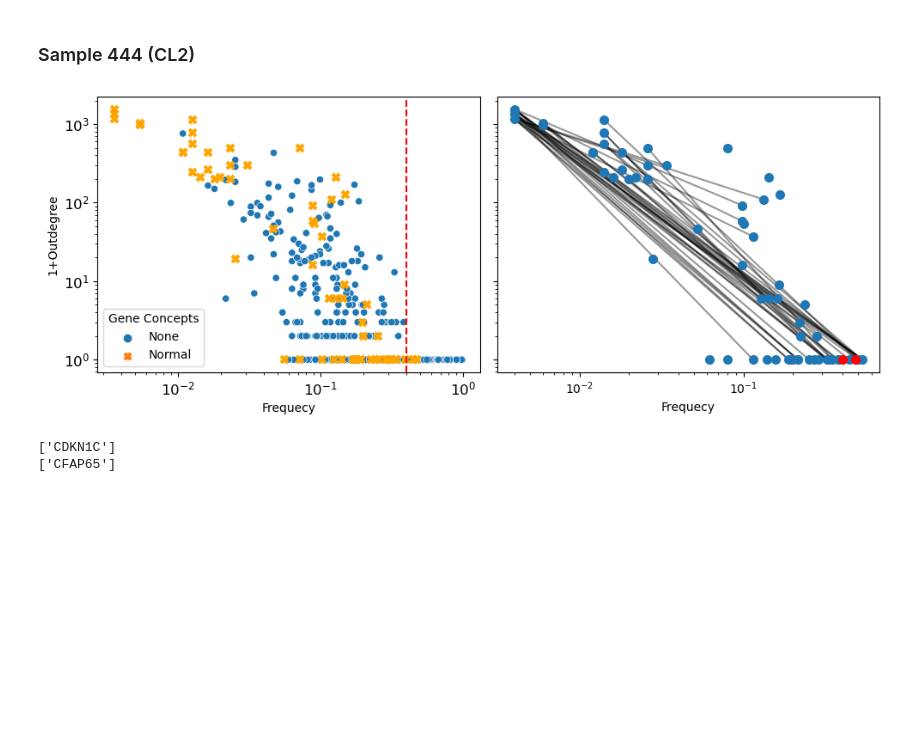
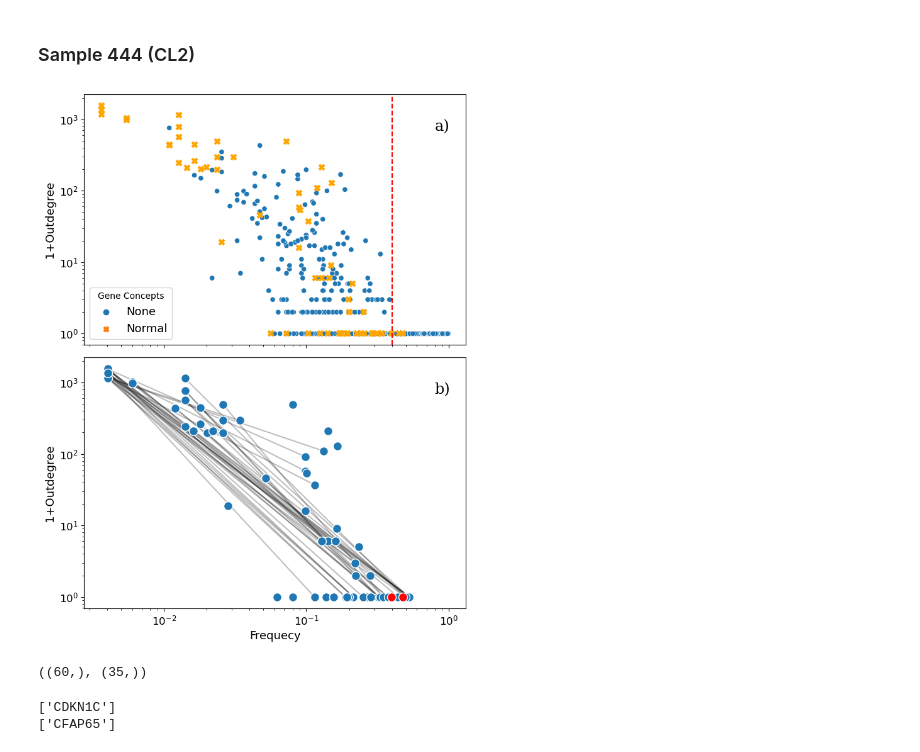
Before and after one commit to RobertoHePe/Causal_GE, a Jupyter notebook: Causal_GE_interpretation.ipynb, the cells around one changed output. Drawn from its saved outputs; the diff is of its cells as text; code cells hidden in the pictures; blank space fills up the shorter version.

```diff
--- a/Causal_GE_interpretation.ipynb
+++ b/Causal_GE_interpretation.ipynb
@@ -429,7 +430,7 @@ graph_ax.text(
 # %% [markdown]
 ### Sample 444 (CL2)
 # %%
-fig, ax = plt.subplots(1, 2, figsize=(10, 4), sharey=True)
+fig, ax = plt.subplots(2, 1, figsize=(7, 9), sharex=True, sharey='col')
 
 idxs = np.where(sample[444] == 1)[0]
 
@@ -438,42 +439,59 @@ nconcept_idx = np.intersect1d(idxs, normal_concept)
 ax[0].plot(freqs[nconcept_idx], 1 + out_degree[nconcept_idx], "x", markersize=6, c="orange", mew=3)
 ax[0].set_yscale("log")
 ax[0].set_xscale("log")
-ax[0].legend(loc='lower left', title='Gene Concepts')
+ax[0].legend(loc='lower left', title='Gene Concepts', fontsize=13)
 ax[0].tick_params(labelsize=12)
 ax[0].axvline(0.4, ls="--", c="r")
 
 
 # Draw nconcept graph
 idx = np.intersect1d(normal_concept, idxs)
 # idx = np.delete(idx, -1)
 for i in idx:
     childs = list(nx.descendants_at_distance(Graph, i, 1))
     inter = np.intersect1d(childs, idx)
     if inter.size > 0:
         for j in inter:
             ax[1].plot(
                 [freqs_c[i], freqs_c[j]],
                 [1 + out_degree[i], 1 + out_degree[j]],
                 "k",
-                alpha=0.4,
+                alpha=0.25,
             )
 
-ax[1].plot(freqs_c[idx], 1 + out_degree[idx], "o", markersize=7)
+ms = 10 # Markersize
+ax[1].plot(freqs_c[idx], 1 + out_degree[idx], "o", markersize=ms, mec='w')
 ax[1].plot(
     freqs[np.intersect1d(nconcept_idx, normal_panel)],
     [1 + Graph.out_degree[i] for i in np.intersect1d(nconcept_idx, normal_panel)],
     "ro",
-    markersize=7,
+    markersize=ms,
+    mec='w'
 )
 ax[1].set_yscale("log")
 ax[1].set_xscale("log")
+ax[1].tick_params(labelsize=12)
 
-ax[0].set_ylabel('1+Outdegree')
-ax[1].set_xlabel('Frequecy')
-ax[0].set_xlabel('Frequecy')
+ax[0].set_ylabel('1+Outdegree', fontsize=13)
+ax[1].set_ylabel('1+Outdegree', fontsize=13)
+ax[1].set_xlabel('Frequecy', fontsize=13)
+#ax[0].set_xlabel('Frequecy')
+ax[0].text(
+    0.8, 1000, "a)", fontsize="xx-large", verticalalignment="top", fontfamily="serif"
+)
+
+ax[1].text(
+    0.8, 1000, "b)", fontsize="xx-large", verticalalignment="top", fontfamily="serif"
+)
+
 fig.tight_layout()
+#plt.savefig('Charts/Fig4.pdf')
 # %% [output]
-[figure, old version]
+[figure, new version]
+# %%
+idx.shape, np.intersect1d(idx,np.where(brownian_sample[444]==1)[0]).shape
+# %% [output]
+((60,), (35,))
 # %%
 for i in np.intersect1d(nconcept_idx, normal_panel):
     print(map_node_name(i, compressed_nodes_map, genes_map))
```
Also changed, not shown: parts of 4 cells of this notebook, 2 other files.
